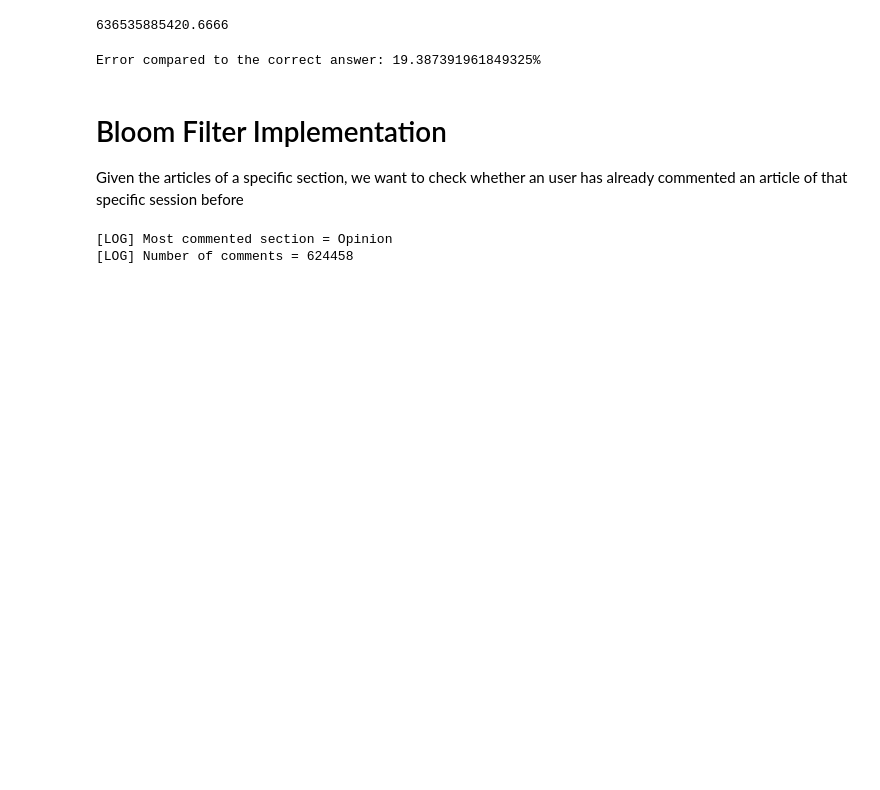
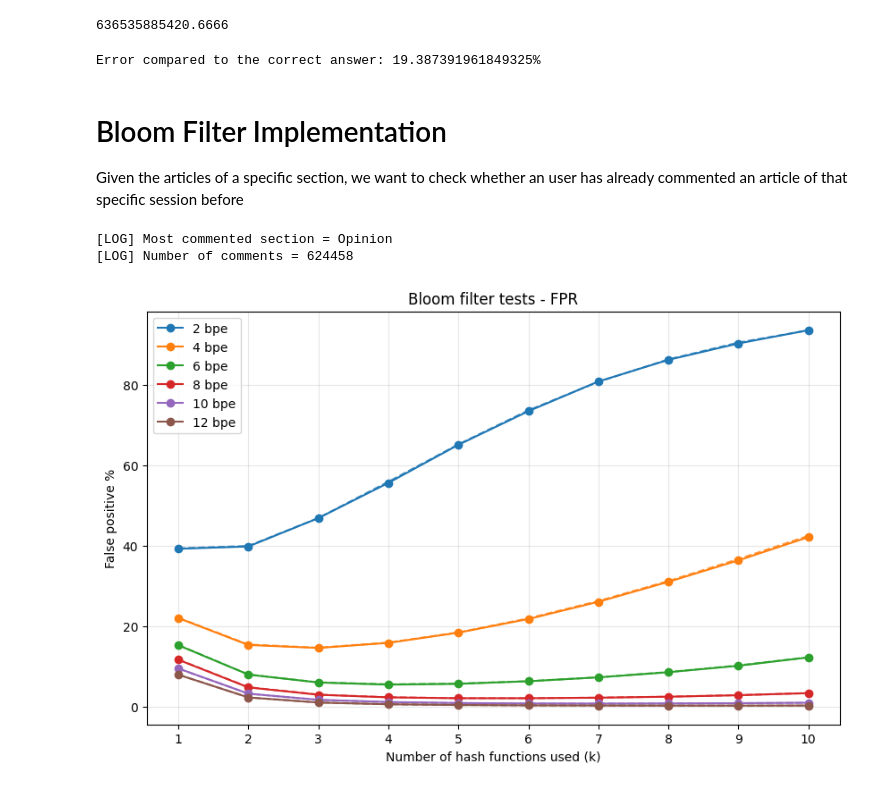
Before and after one commit to AndreaTgc/unimi-project-algorithms-for-massive-datasets, a Jupyter notebook: project.ipynb, the cells around one changed output. Drawn from its saved outputs; the diff is of its cells as text; code cells hidden in the pictures; blank space fills up the shorter version.

Commit message:
fix graphs for bloom filter

```diff
--- a/project.ipynb
+++ b/project.ipynb
@@ -352,17 +352,18 @@ commentors = (df
 [LOG] Number of comments = 624458
 # %%
 from tqdm.auto import tqdm
+import math
 
 def test_bf(bf, inserted, queries):
     for i in inserted:
         bf.add(i)
     fp = sum(bf.contains(q) for q in queries)
-    return fp, fp / len(queries)
+    return fp, fp * 100 / len(queries)
 
 users_filter = BloomFilter()
 commentors_duped = list(commentors) # needed for test runs below
 n_with_dups = len(commentors_duped)
-n = len(commentors_duped)
+n = len(set(commentors_duped))
 
 # Fabricate false userIDs
 users_set = set(commentors_duped)
@@ -380,33 +381,38 @@ configs = [(bpe, k) for bpe in bits_per_elem for k in nhashes]
 results = []
 
 for bpe, k in tqdm(configs, "Running configs for BF testing"):
     m = bpe * n
     bf = BloomFilter(num_hashes=k, nbits=m)
     fp, fpr = test_bf(bf, users_set, fake_ids)
+    theory_fpr = ((1 - math.exp(-k * n / m)) ** k) * 100
     results.append({
         "bpe": bpe,
         "m": m,
         "k": k,
         "fpos": fp,
-        "fpr": fpr
+        "fpr": fpr,
+        "theory": theory_fpr
     })
 
 import pandas as pd
 
 results_df = pd.DataFrame(results)
 results_df.head()
 
 import matplotlib.pyplot as plt
 plt.figure(figsize=(10, 6))
 
 for bpe in bits_per_elem:
     data = results_df[results_df["bpe"] == bpe]
-    plt.plot(data["k"], data["fpr"], marker="o", label=f"{bpe} bits/elem")
+    l = plt.plot(data["k"], data["fpr"], marker="o", label=f"{bpe} bpe")
+    plt.plot(data["k"], data["theory"], linestyle="--", alpha=0.8, color=l[0].get_color())
 
 plt.xlabel("Number of hash functions used (k)")
-plt.ylabel("False positive rate")
+plt.ylabel("False positive %")
 plt.title("Bloom filter tests - FPR")
 plt.xticks(list(nhashes))
 plt.grid(True, alpha=0.3)
 plt.legend()
 plt.show()
+# %% [output]
+[figure, added]
```
Also changed, not shown: parts of 1 cell of this notebook.
